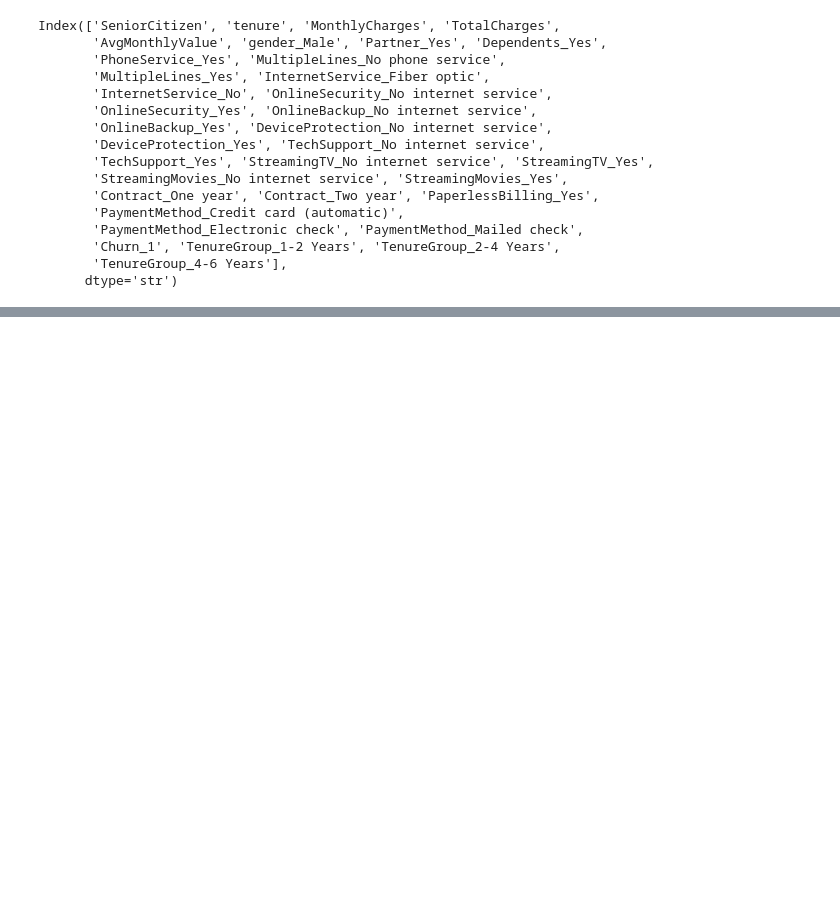
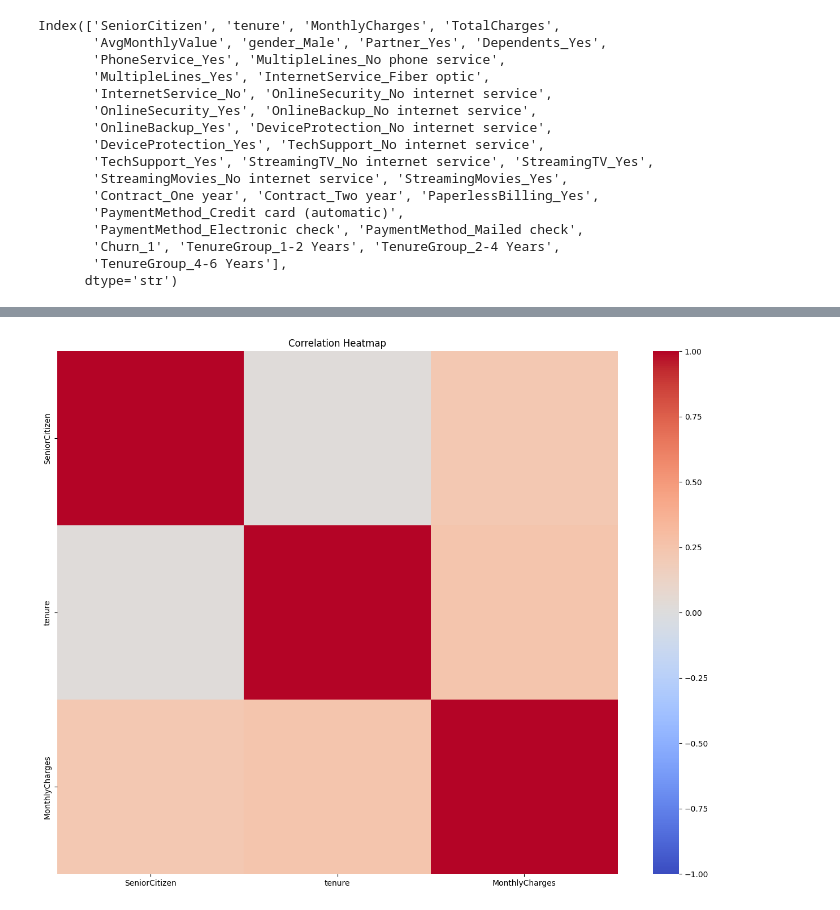
Before and after one commit to cteja2746-ima/customer-churn-prediction, a Jupyter notebook: week2_eda.ipynb, the cells around one changed output, grey strips where cells are left out. Drawn from its saved outputs; the diff is of its cells as text; code cells hidden in the pictures; blank space fills up the shorter version.

Commit message:
Initial commit - customer churn prediction project

```diff
--- a/week2_eda.ipynb
+++ b/week2_eda.ipynb
@@ -575,0 +235,11 @@ Business Insights:
+# %%
+# ==============================
+# Load Dataset Again
+# ==============================
+
+import pandas as pd
+
+df = pd.read_csv("WA_Fn-UseC_-Telco-Customer-Churn.csv")
+
+print(df.shape)
+df.head()
@@ -575,0 +472,14 @@ Business Insights:
+# %%
+# ==============================
+# Correlation Heatmap
+# ==============================
+
+plt.figure(figsize=(18, 14))
+# Use only numeric columns for correlation
+numeric_df = df.select_dtypes(include=[np.number])
+correlation_matrix = numeric_df.corr()
+sns.heatmap(correlation_matrix, cmap="coolwarm", annot=False, vmin=-1, vmax=1)
+plt.title("Correlation Heatmap")
+plt.show()
+# %% [output]
+[figure, added]
```
Also changed, not shown: parts of 65 cells of this notebook, 1 other file.
